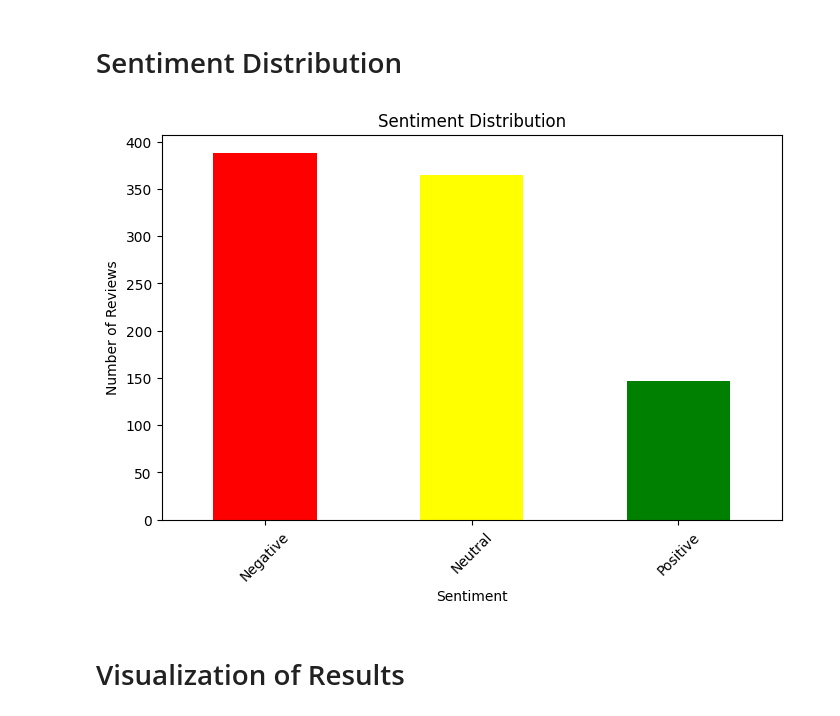
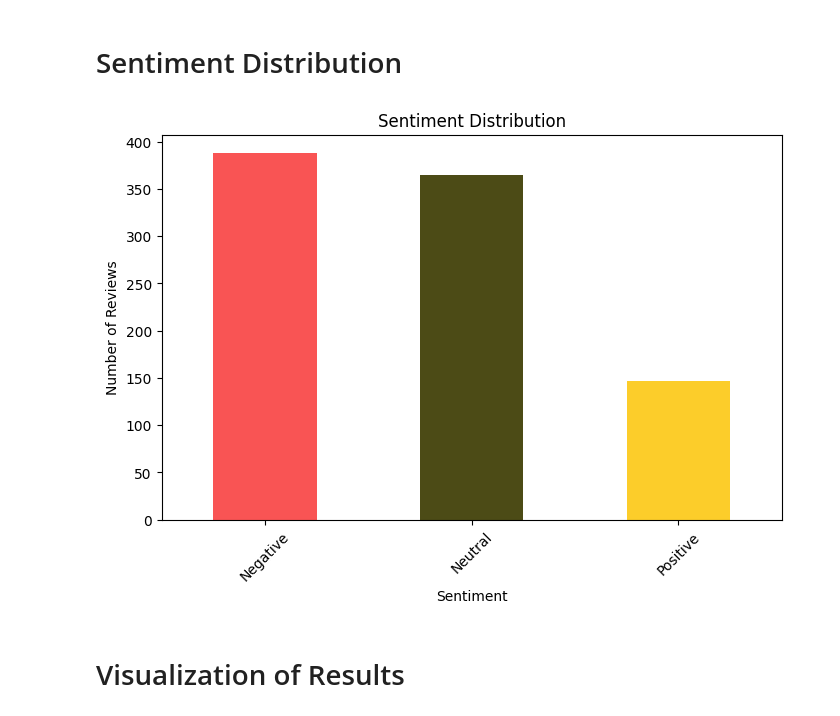
Before and after one commit to virenemmanuel/NLP-Sentiment-Analysis-on-Healthcare-Reviews, a Jupyter notebook: Sentiment.ipynb, the cells around one changed output. Drawn from its saved outputs; the diff is of its cells as text; code cells hidden in the pictures.

```diff
--- a/Sentiment.ipynb
+++ b/Sentiment.ipynb
@@ -115,0 +143,27 @@ df
+# %%
+from sklearn.utils import resample
+import pandas as pd
+
+# Example DataFrame
+data = {
+    'Text': ['cleaned_review'],
+    'Sentiment': ['Sentiment']
+}
+df = pd.DataFrame(data)
+
+
+# Separate majority and minority classes
+positive = df[df['Sentiment'] == 1]
+negative = df[df['Sentiment'] == -1]
+neutral = df[df['Sentiment'] == 0]
+
+# Resample
+if len(positive) == 0 and len(neutral) == 0:
+    print("Positive or neutral class is empty.Cannot perform resampling")
+
+else:
+    neutral_upsampled = resample(neutral, replace=True, n_samples=len(positive), random_state=42)
+    balanced_df = pd.concat([positive, negative, neutral_upsampled])
+
+    print("Resampled data distribution:")
+    print(balanced_df['Sentiment'].value_counts())
@@ -115,0 +256,2 @@ df
+# %%
+df['Sentiment'] = pd.to_numeric(df['Sentiment'])
@@ -367,17 +907,17 @@ weighted avg       0.36      0.33      0.33       180
 # %%
 # Sentiment distribution
 sentiment_counts = df['Sentiment'].value_counts()
 sentiment_counts.index = ['Negative', 'Neutral', 'Positive']
 
 plt.figure(figsize=(8,5))
-sentiment_counts.plot(kind='bar', color=['red', 'yellow', 'green'])
+sentiment_counts.plot(kind='bar', color=['#F95454', '#4C4B16', '#FCCD2A'])
 plt.title('Sentiment Distribution')
 plt.ylabel('Number of Reviews')
 plt.xlabel('Sentiment')
 plt.xticks(rotation=45)
 plt.show()
 # %% [output]
-[figure, old version]
+[figure, new version]
 # %% [markdown]
 # Visualization of Results
 # %%
```
Also changed, not shown: parts of 41 cells of this notebook, 2 other files.
